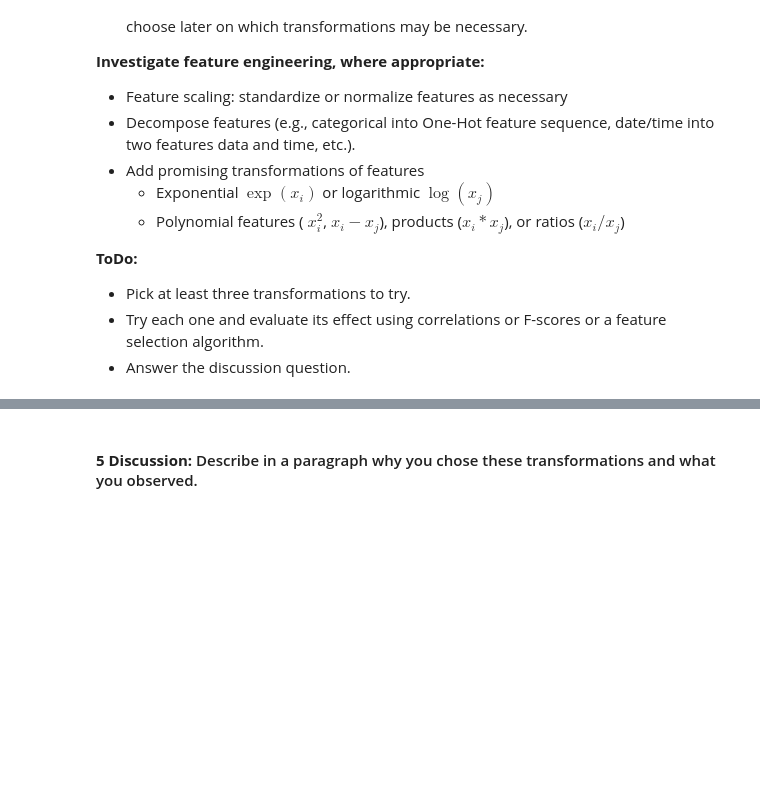
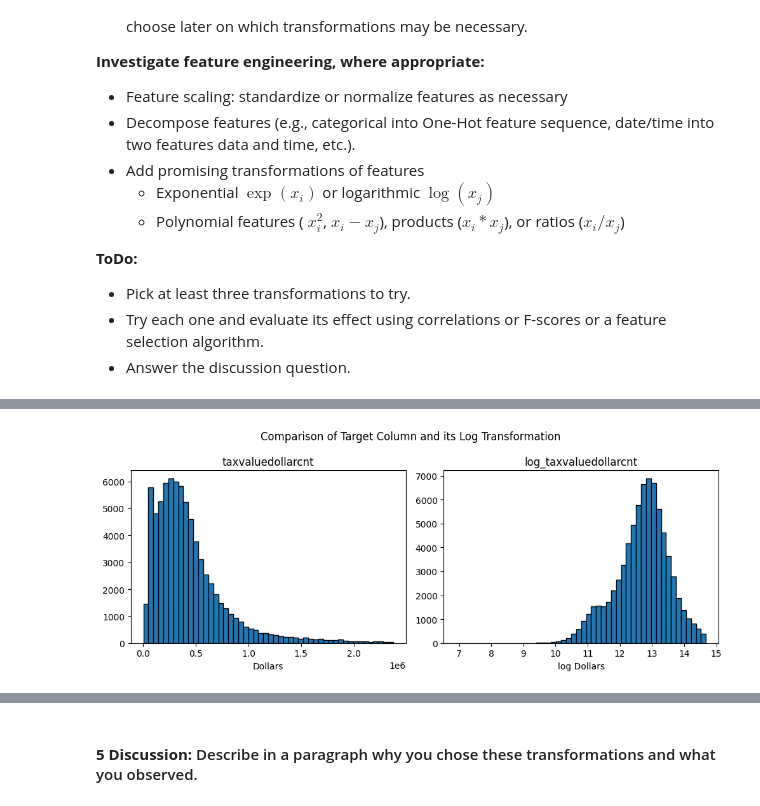
Before and after one commit to alyssatntran/dx603-final-project-group-38, a Jupyter notebook: Milestone_01.ipynb, the cells around one changed output, grey strips where cells are left out. Drawn from its saved outputs; the diff is of its cells as text; code cells hidden in the pictures; blank space fills up the shorter version.

```diff
--- a/Milestone_01.ipynb
+++ b/Milestone_01.ipynb
@@ -1004,0 +1005,4 @@ Correlation between log_calculatedfinishedsquarefeet and target: 0.5302642736183
+# %%
+# Log transformation of target column, 'taxvaluedollarcnt'
+df_clean['log_taxvaluedollarcnt'] = np.log(df_clean['taxvaluedollarcnt'])
+df_clean.head()
@@ -1004,0 +1016,17 @@ Correlation between log_calculatedfinishedsquarefeet and target: 0.5302642736183
+# %%
+# Plotting taxvaluedollarcnt and log_taxvaluedollarcnt for comparison in distribution
+fig, axes = plt.subplots(1, 2, figsize=(10, 4))
+
+axes[0].hist(df_clean['taxvaluedollarcnt'], bins=50, edgecolor='black')
+axes[0].set_title('taxvaluedollarcnt')
+axes[0].set_xlabel("Dollars")
+
+axes[1].hist(df_clean['log_taxvaluedollarcnt'], bins=50, edgecolor='black')
+axes[1].set_title('log_taxvaluedollarcnt')
+axes[1].set_xlabel("log Dollars")
+
+fig.suptitle('Comparison of Target Column and its Log Transformation')
+plt.tight_layout()
+plt.show()
+# %% [output]
+[figure, added]
```
Also changed, not shown: parts of 12 cells of this notebook.
